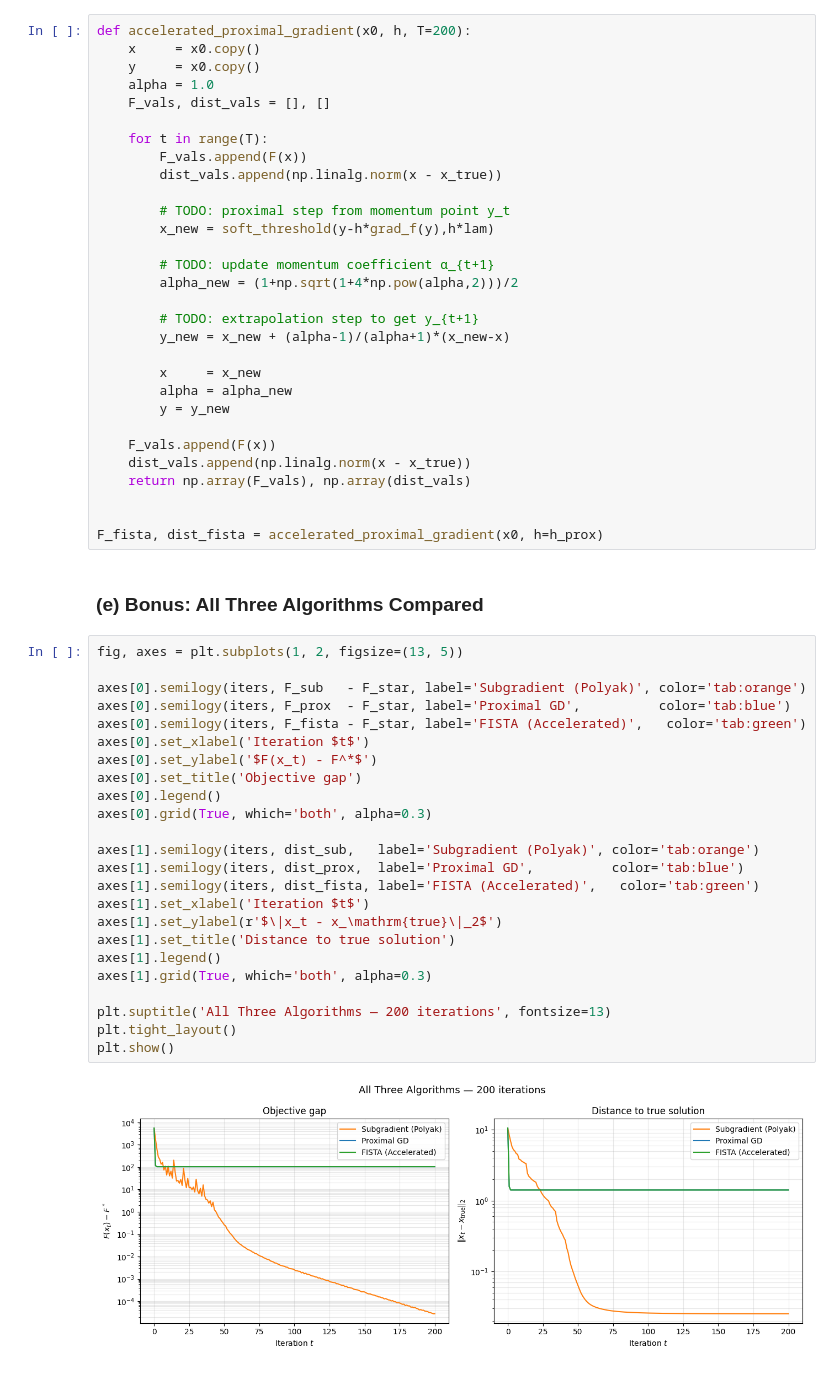
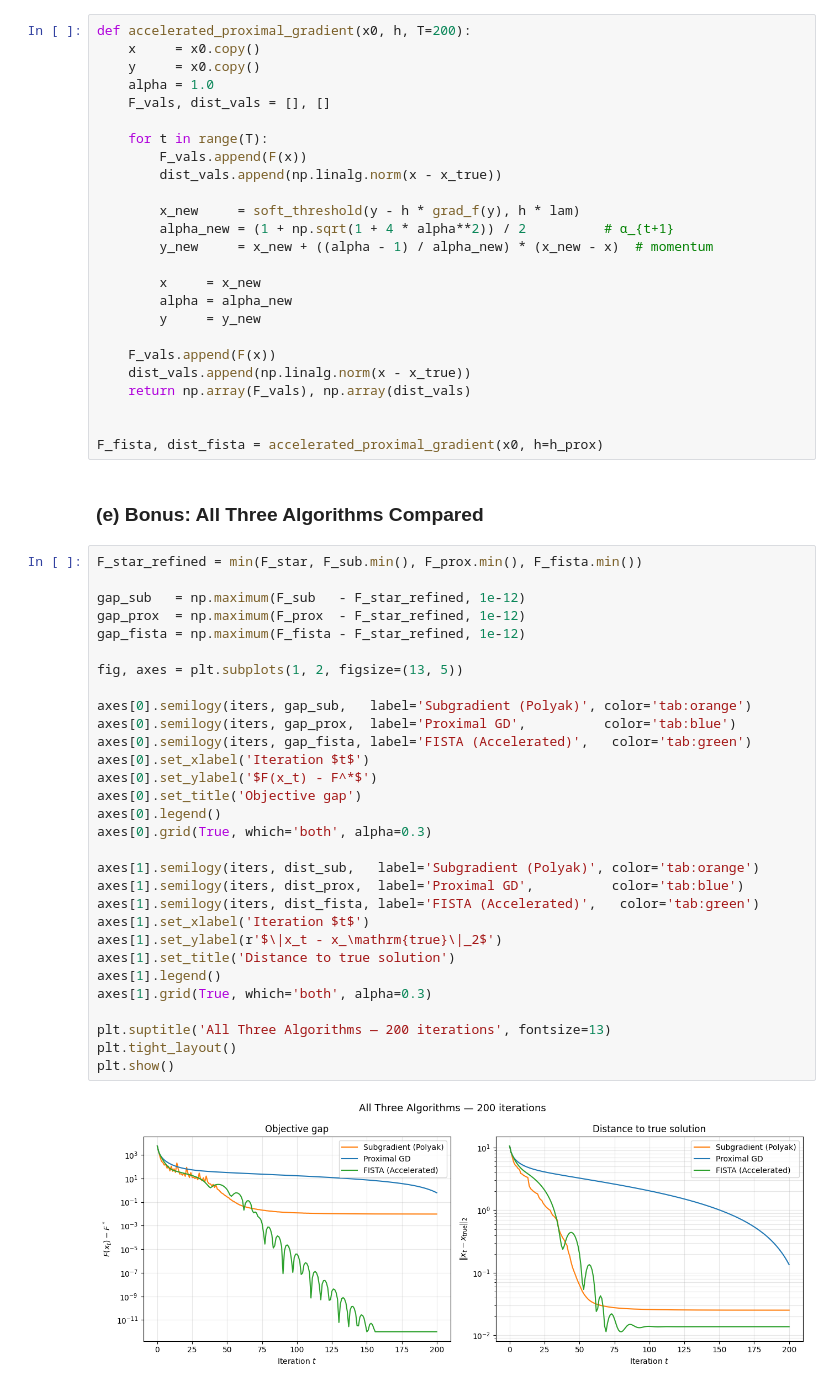
Before and after one commit to Nikhilesh-B/HW-Spring-2026, a Jupyter notebook: Non-linear optimization/HW6/NLO_HW6_Nikhilesh_Belulkar.ipynb, the cells around one changed output. Drawn from its saved outputs; the diff is of its cells as text.

```diff
--- a/Non-linear optimization/HW6/NLO_HW6_Nikhilesh_Belulkar.ipynb
+++ b/Non-linear optimization/HW6/NLO_HW6_Nikhilesh_Belulkar.ipynb
@@ -315,18 +336,13 @@ def accelerated_proximal_gradient(x0, h, T=200):
         F_vals.append(F(x))
         dist_vals.append(np.linalg.norm(x - x_true))
 
-        # TODO: proximal step from momentum point y_t
-        x_new = soft_threshold(y-h*grad_f(y),h*lam)
-
-        # TODO: update momentum coefficient α_{t+1}
-        alpha_new = (1+np.sqrt(1+4*np.pow(alpha,2)))/2
-
-        # TODO: extrapolation step to get y_{t+1}
-        y_new = x_new + (alpha-1)/(alpha+1)*(x_new-x)
+        x_new     = soft_threshold(y - h * grad_f(y), h * lam)
+        alpha_new = (1 + np.sqrt(1 + 4 * alpha**2)) / 2          # α_{t+1}
+        y_new     = x_new + ((alpha - 1) / alpha_new) * (x_new - x)  # momentum
 
         x     = x_new
         alpha = alpha_new
-        y = y_new
+        y     = y_new
 
     F_vals.append(F(x))
     dist_vals.append(np.linalg.norm(x - x_true))
@@ -337,28 +353,34 @@ F_fista, dist_fista = accelerated_proximal_gradient(x0, h=h_prox)
 # %% [markdown]
 ### (e) Bonus: All Three Algorithms Compared
 # %%
+F_star_refined = min(F_star, F_sub.min(), F_prox.min(), F_fista.min())
+
+gap_sub   = np.maximum(F_sub   - F_star_refined, 1e-12)
+gap_prox  = np.maximum(F_prox  - F_star_refined, 1e-12)
+gap_fista = np.maximum(F_fista - F_star_refined, 1e-12)
+
 fig, axes = plt.subplots(1, 2, figsize=(13, 5))
 
-axes[0].semilogy(iters, F_sub   - F_star, label='Subgradient (Polyak)', color='tab:orange')
-axes[0].semilogy(iters, F_prox  - F_star, label='Proximal GD',          color='tab:blue')
-axes[0].semilogy(iters, F_fista - F_star, label='FISTA (Accelerated)',   color='tab:green')
+axes[0].semilogy(iters, gap_sub,   label='Subgradient (Polyak)', color='tab:orange')
+axes[0].semilogy(iters, gap_prox,  label='Proximal GD',          color='tab:blue')
+axes[0].semilogy(iters, gap_fista, label='FISTA (Accelerated)',   color='tab:green')
 axes[0].set_xlabel('Iteration $t$')
 axes[0].set_ylabel('$F(x_t) - F^*$')
 axes[0].set_title('Objective gap')
 axes[0].legend()
 axes[0].grid(True, which='both', alpha=0.3)
 
 axes[1].semilogy(iters, dist_sub,   label='Subgradient (Polyak)', color='tab:orange')
 axes[1].semilogy(iters, dist_prox,  label='Proximal GD',          color='tab:blue')
 axes[1].semilogy(iters, dist_fista, label='FISTA (Accelerated)',   color='tab:green')
 axes[1].set_xlabel('Iteration $t$')
 axes[1].set_ylabel(r'$\|x_t - x_\mathrm{true}\|_2$')
 axes[1].set_title('Distance to true solution')
 axes[1].legend()
 axes[1].grid(True, which='both', alpha=0.3)
 
 plt.suptitle('All Three Algorithms — 200 iterations', fontsize=13)
 plt.tight_layout()
 plt.show()
 # %% [output]
-[figure, old version]
+[figure, new version]
```
Also changed, not shown: parts of 5 cells of this notebook, 4 other files.
